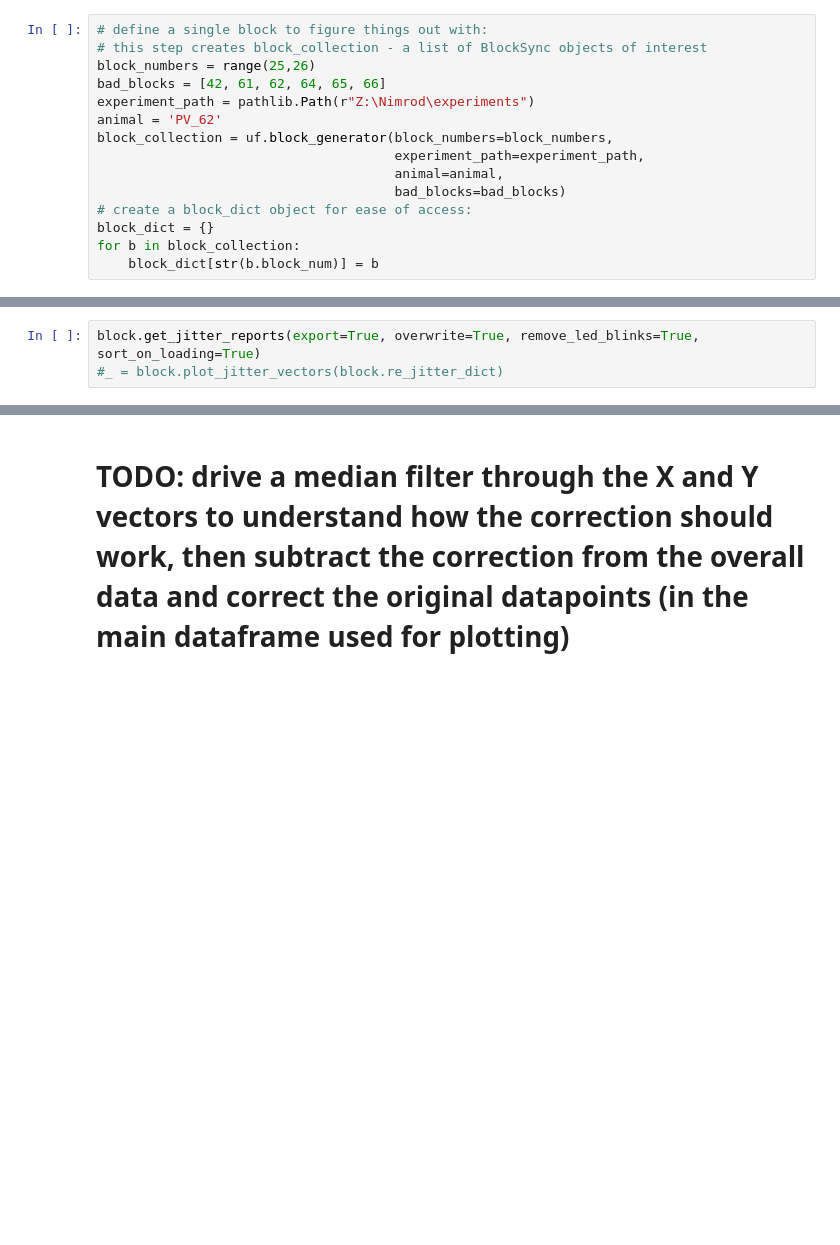
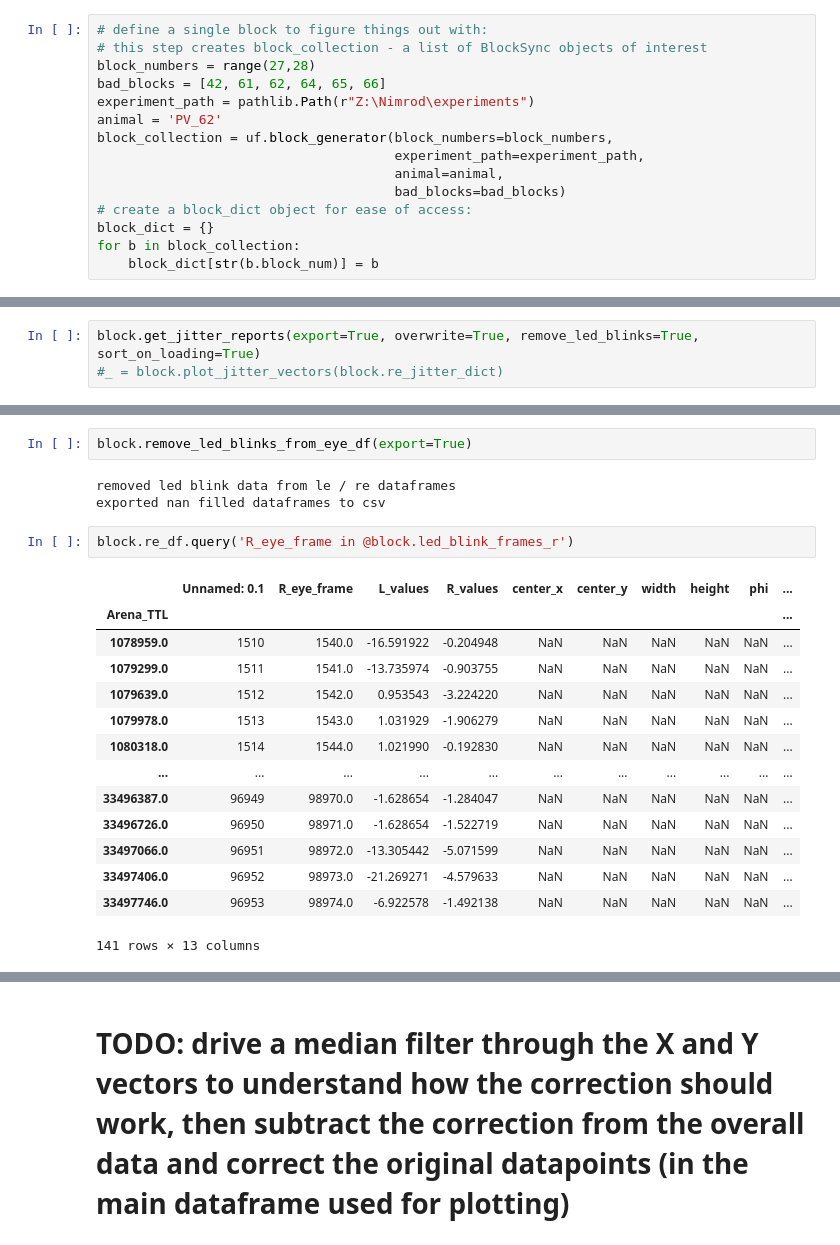
Before and after one commit to neural-electrophysiology-tool-team/Eye-Tracking-Tools, a Jupyter notebook: Graphs_for_paper_sept_23.ipynb, the cells around one changed output, grey strips where cells are left out. Cells and saved outputs as stored; diff of their text form; blank space fills up the shorter version.

```diff
--- a/Graphs_for_paper_sept_23.ipynb
+++ b/Graphs_for_paper_sept_23.ipynb
@@ -263,7 +264,7 @@ bokeh_plotter(relative_z_r,peaks=inds_to_remove)
 # %%
 # define a single block to figure things out with:
 # this step creates block_collection - a list of BlockSync objects of interest
-block_numbers = range(25,26)
+block_numbers = range(27,28)
 bad_blocks = [42, 61, 62, 64, 65, 66]
 experiment_path = pathlib.Path(r"Z:\Nimrod\experiments")
 animal = 'PV_62'
@@ -314,0 +333,22 @@ block.get_jitter_reports(export=True, overwrite=True, remove_led_blinks=True, so
+# %%
+block.remove_led_blinks_from_eye_df(export=True)
+# %% [output]
+removed led blink data from le / re dataframes
+exported nan filled dataframes to csv
+# %%
+block.re_df.query('R_eye_frame in @block.led_blink_frames_r')
+# %% [output]
+|  | Unnamed: 0.1 | R_eye_frame | L_values | R_values | center_x | center_y | width | height | phi | ... |
+| Arena_TTL |  |  |  |  |  |  |  |  |  | ... |
+| 1078959.0 | 1510 | 1540.0 | -16.591922 | -0.204948 | NaN | NaN | NaN | NaN | NaN | ... |
+| 1079299.0 | 1511 | 1541.0 | -13.735974 | -0.903755 | NaN | NaN | NaN | NaN | NaN | ... |
+| 1079639.0 | 1512 | 1542.0 | 0.953543 | -3.224220 | NaN | NaN | NaN | NaN | NaN | ... |
+| 1079978.0 | 1513 | 1543.0 | 1.031929 | -1.906279 | NaN | NaN | NaN | NaN | NaN | ... |
+| 1080318.0 | 1514 | 1544.0 | 1.021990 | -0.192830 | NaN | NaN | NaN | NaN | NaN | ... |
+| ... | ... | ... | ... | ... | ... | ... | ... | ... | ... | ... |
+| 33496387.0 | 96949 | 98970.0 | -1.628654 | -1.284047 | NaN | NaN | NaN | NaN | NaN | ... |
+| 33496726.0 | 96950 | 98971.0 | -1.628654 | -1.522719 | NaN | NaN | NaN | NaN | NaN | ... |
+| 33497066.0 | 96951 | 98972.0 | -13.305442 | -5.071599 | NaN | NaN | NaN | NaN | NaN | ... |
+| 33497406.0 | 96952 | 98973.0 | -21.269271 | -4.579633 | NaN | NaN | NaN | NaN | NaN | ... |
+| 33497746.0 | 96953 | 98974.0 | -6.922578 | -1.492138 | NaN | NaN | NaN | NaN | NaN | ... |
+141 rows × 13 columns
```
Also changed, not shown: parts of 32 cells of this notebook, 1 other file.
